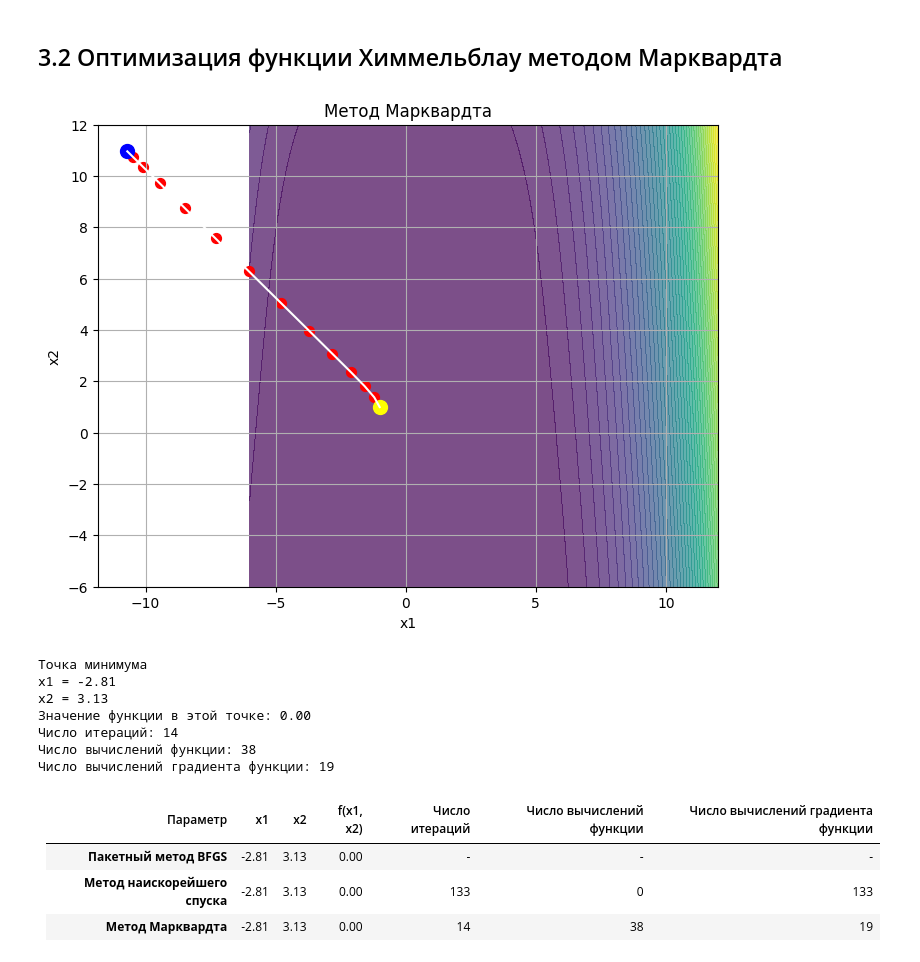
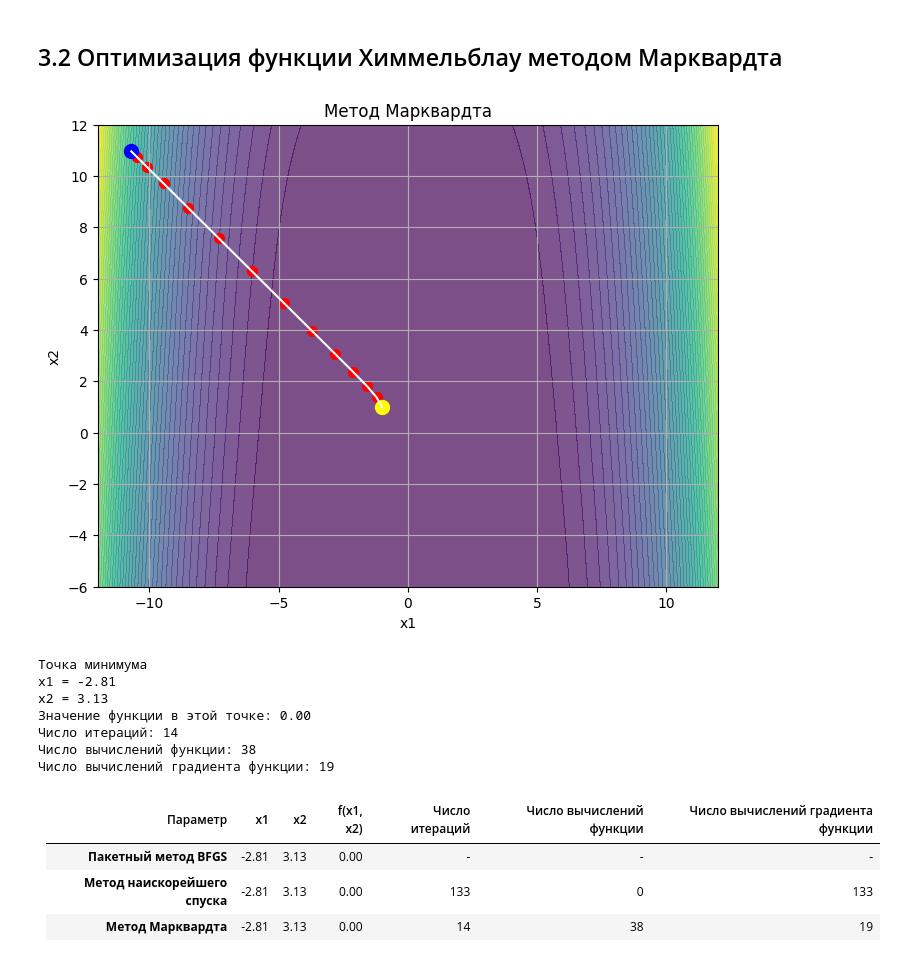
Before and after one commit to miacller/domashka-po-stepashke, a Jupyter notebook: Оптимизация/optimization_lab_4.ipynb, the cells around one changed output. Drawn from its saved outputs; the diff is of its cells as text; code cells hidden in the pictures.

```diff
--- a/Оптимизация/optimization_lab_4.ipynb
+++ b/Оптимизация/optimization_lab_4.ipynb
@@ -424,35 +424,35 @@ def marquardt_path(x0, tol=1e-2, max_iter=100):
             path.append(x.copy())
         else:
             lam *= 2.0
     return np.array(path)
 
-x1 = np.linspace(-6, 12, 200)
+x1 = np.linspace(-12, 12, 200)
 x2 = np.linspace(-6, 12, 200)
 X1, X2 = np.meshgrid(x1, x2)
 Z = 100 * (X1**2 + X2 - 11)**2 + (X1 + X2**2 - 7)**2
 
 plt.figure(figsize=(8, 6))
 plt.contourf(X1, X2, Z, levels=50, cmap='viridis', alpha=0.7)
 
 plt.plot(path_mq[:, 0], path_mq[:, 1], 'w-')
 plt.scatter(path_mq[:, 0], path_mq[:, 1], c='red', s=50)
 plt.scatter(x0[0], x0[1], c='yellow', s=100)
 plt.scatter(path_mq[-1, 0], path_mq[-1, 1], c='blue', s=100)
 
 plt.xlabel("x1")
 plt.ylabel("x2")
 plt.title("Метод Марквардта")
 plt.grid()
 plt.show()
 
 answer = marquardt(f_himmelblau, grad_f_himmelblau, hess_f_himmelblau, x0)
 print(f"Точка минимума\nx1 = {answer[0][0]:.2f}\nx2 = {answer[0][1]:.2f}")
 print(f"Значение функции в этой точке: {answer[1]:.2f}")
 print(f"Число итераций: {int(answer[2])}")
 print(f"Число вычислений функции: {int(answer[3])}")
 print(f"Число вычислений градиента функции: {int(answer[4])}")
 # %% [output]
-[figure, old version]
+[figure, new version]
 Точка минимума
 x1 = -2.81
 x2 = 3.13
```
Also changed, not shown: 3 other files.
